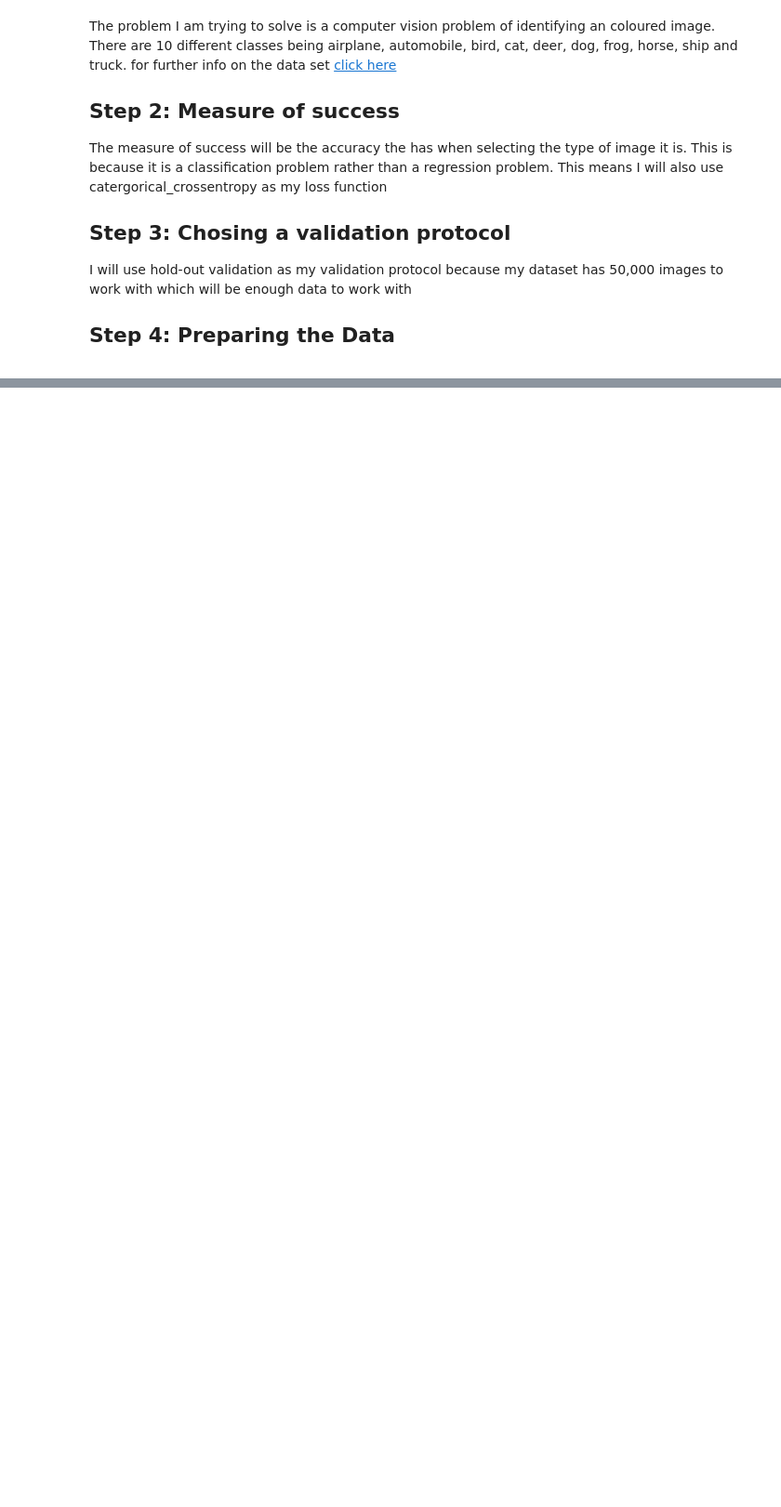
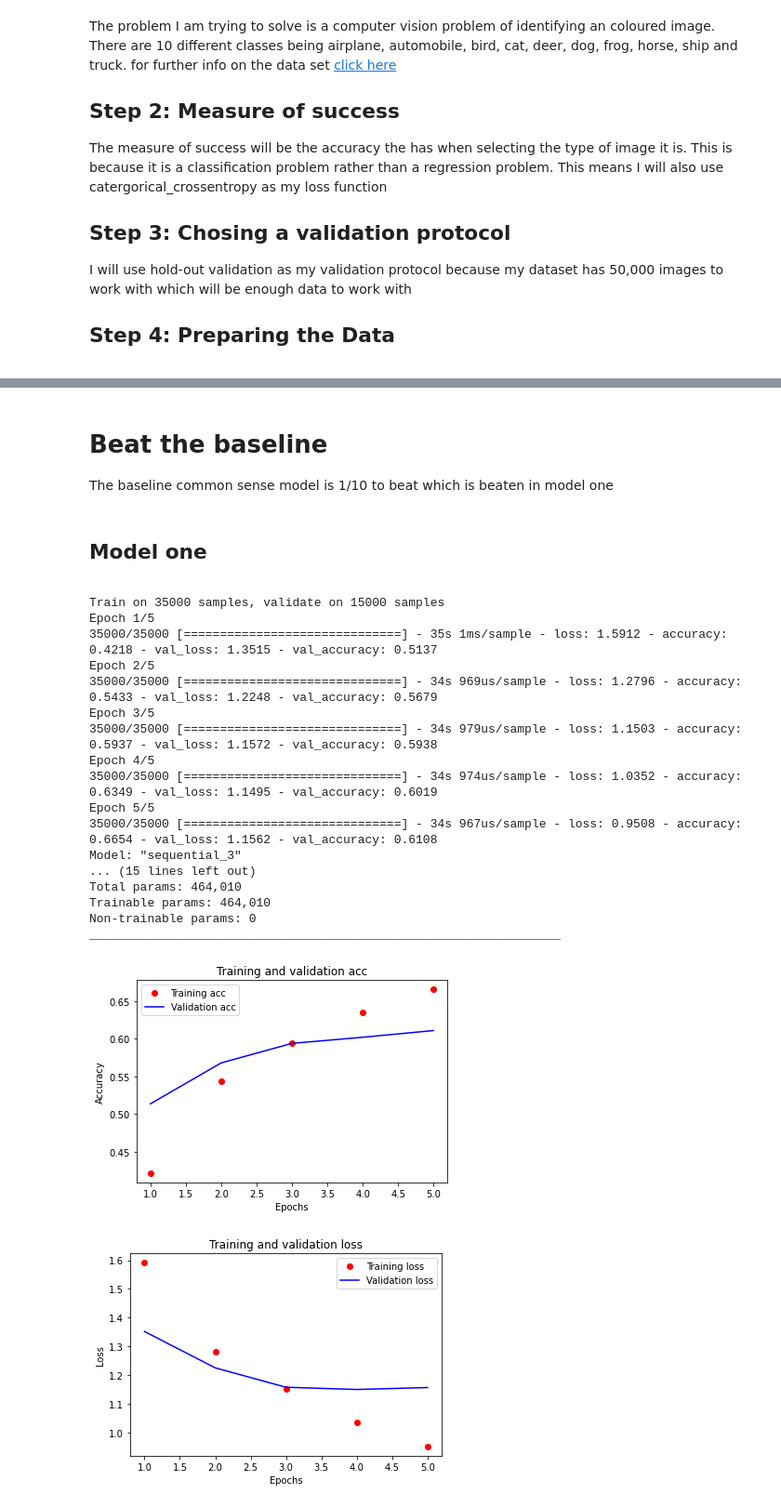
Before and after one commit to Metronh/cifar10_covnet, a Jupyter notebook: Coursework 2.ipynb, the cells around one changed output, grey strips where cells are left out. Shown at 93% size. Drawn from its saved outputs; the diff is of its cells as text; code cells hidden in the pictures; blank space fills up the shorter version.

```diff
--- a/Coursework 2.ipynb
+++ b/Coursework 2.ipynb
@@ -60,0 +139,46 @@ should be equal distribution for them all
+# %% [markdown]
+# Beat the baseline
+The baseline common sense model is 1/10 to beat which is beaten in model one
+# %% [markdown]
+## Model one
+<a id="model1"></a>
+# %%
+model_one = models.Sequential()
+model_one.add(layers.Conv2D(32, (5, 5), activation='relu', input_shape=(32, 32, 3)))
+model_one.add(layers.MaxPooling2D((2, 2)))
+model_one.add(layers.Conv2D(64, (5, 5), activation='relu'))
+
+model_one.add(layers.Flatten())
+model_one.add(layers.Dense(64, activation='relu'))
+model_one.add(layers.Dense(10, activation='softmax'))
+
+model_one.compile(optimizer='adam',
+              loss = 'categorical_crossentropy',
+              metrics=['accuracy'])
+
+history_one = model_one.fit(train_images, train_labels, epochs=5,batch_size=32 ,validation_split=0.3)
+
+model_one.summary()
+
+plot_acc(history_one)
+plot_loss(history_one)
+# %% [output]
+Train on 35000 samples, validate on 15000 samples
+Epoch 1/5
+35000/35000 [==============================] - 35s 1ms/sample - loss: 1.5912 - accuracy: 0.4218 - val_loss: 1.3515 - val_accuracy: 0.5137
+Epoch 2/5
+35000/35000 [==============================] - 34s 969us/sample - loss: 1.2796 - accuracy: 0.5433 - val_loss: 1.2248 - val_accuracy: 0.5679
+Epoch 3/5
+35000/35000 [==============================] - 34s 979us/sample - loss: 1.1503 - accuracy: 0.5937 - val_loss: 1.1572 - val_accuracy: 0.5938
+Epoch 4/5
+35000/35000 [==============================] - 34s 974us/sample - loss: 1.0352 - accuracy: 0.6349 - val_loss: 1.1495 - val_accuracy: 0.6019
+Epoch 5/5
+35000/35000 [==============================] - 34s 967us/sample - loss: 0.9508 - accuracy: 0.6654 - val_loss: 1.1562 - val_accuracy: 0.6108
+Model: "sequential_3"
+... (15 lines left out)
+Total params: 464,010
+Trainable params: 464,010
+Non-trainable params: 0
+_________________________________________________________________
+[figure, added]
+[figure, added]
```
Also changed, not shown: parts of 61 cells of this notebook, 4 other files.
